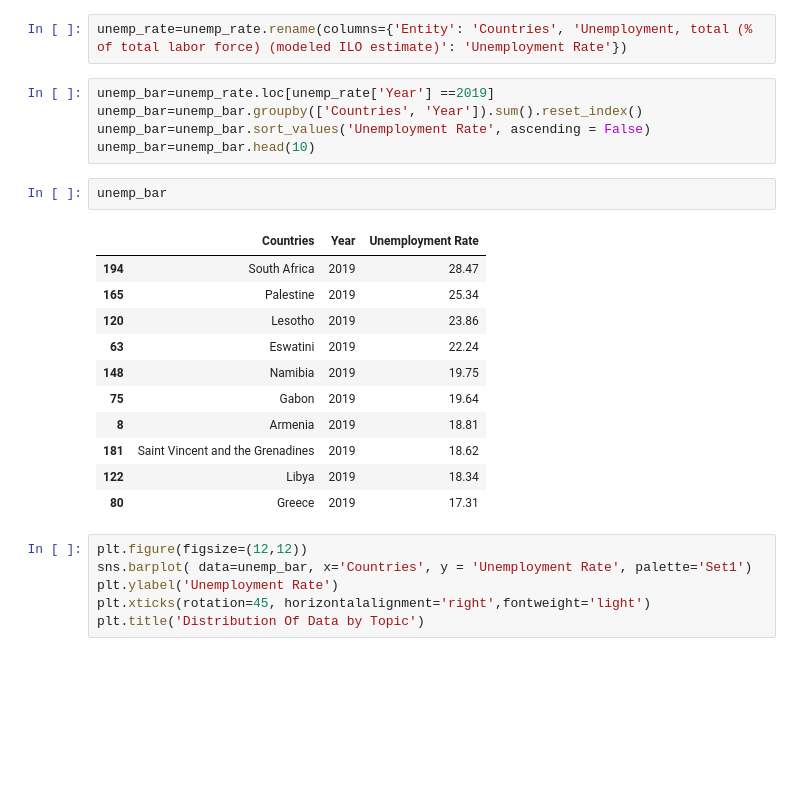
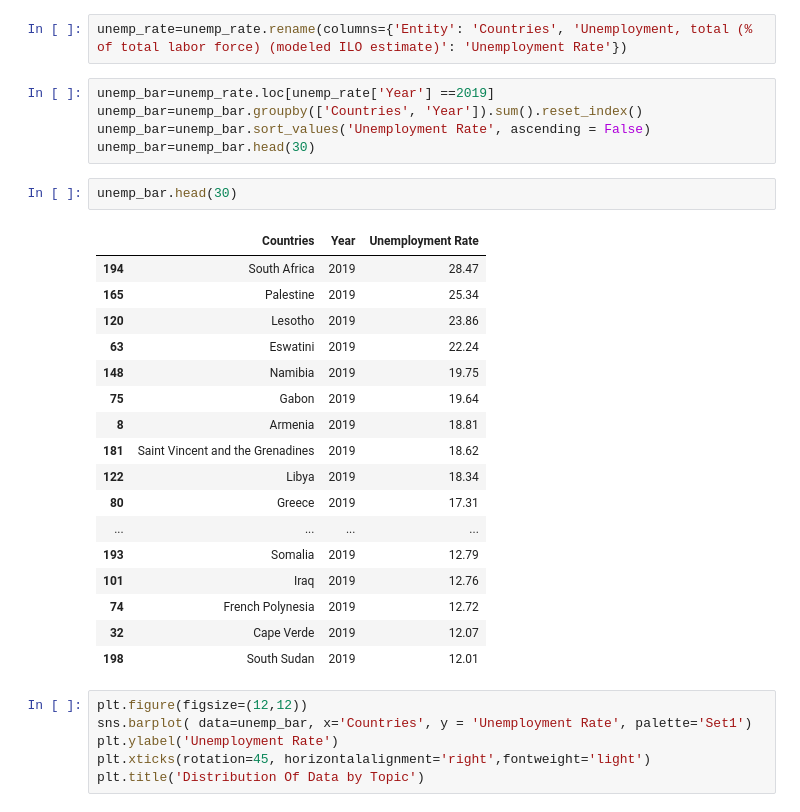
Before and after one commit to ksobiya/Capstone, a Jupyter notebook: Notebook/Human_Migration_2.ipynb, the cells around one changed output. Cells and saved outputs as stored; diff of their text form; blank space fills up the shorter version.

```diff
--- a/Notebook/Human_Migration_2.ipynb
+++ b/Notebook/Human_Migration_2.ipynb
@@ -227,21 +227,27 @@ unemp_rate=unemp_rate.rename(columns={'Entity': 'Countries', 'Unemployment, tota
 unemp_bar=unemp_rate.loc[unemp_rate['Year'] ==2019]
 unemp_bar=unemp_bar.groupby(['Countries', 'Year']).sum().reset_index()
 unemp_bar=unemp_bar.sort_values('Unemployment Rate', ascending = False)
-unemp_bar=unemp_bar.head(10)
+unemp_bar=unemp_bar.head(30)
 # %%
-unemp_bar
+unemp_bar.head(30)
 # %% [output]
 |  | Countries | Year | Unemployment Rate |
 | 194 | South Africa | 2019 | 28.47 |
 | 165 | Palestine | 2019 | 25.34 |
 | 120 | Lesotho | 2019 | 23.86 |
 | 63 | Eswatini | 2019 | 22.24 |
 | 148 | Namibia | 2019 | 19.75 |
 | 75 | Gabon | 2019 | 19.64 |
 | 8 | Armenia | 2019 | 18.81 |
 | 181 | Saint Vincent and the Grenadines | 2019 | 18.62 |
 | 122 | Libya | 2019 | 18.34 |
 | 80 | Greece | 2019 | 17.31 |
+| ... | ... | ... | ... |
+| 193 | Somalia | 2019 | 12.79 |
+| 101 | Iraq | 2019 | 12.76 |
+| 74 | French Polynesia | 2019 | 12.72 |
+| 32 | Cape Verde | 2019 | 12.07 |
+| 198 | South Sudan | 2019 | 12.01 |
 # %%
 plt.figure(figsize=(12,12))
 sns.barplot( data=unemp_bar, x='Countries', y = 'Unemployment Rate', palette='Set1')
```
Also changed, not shown: 2 other files.
